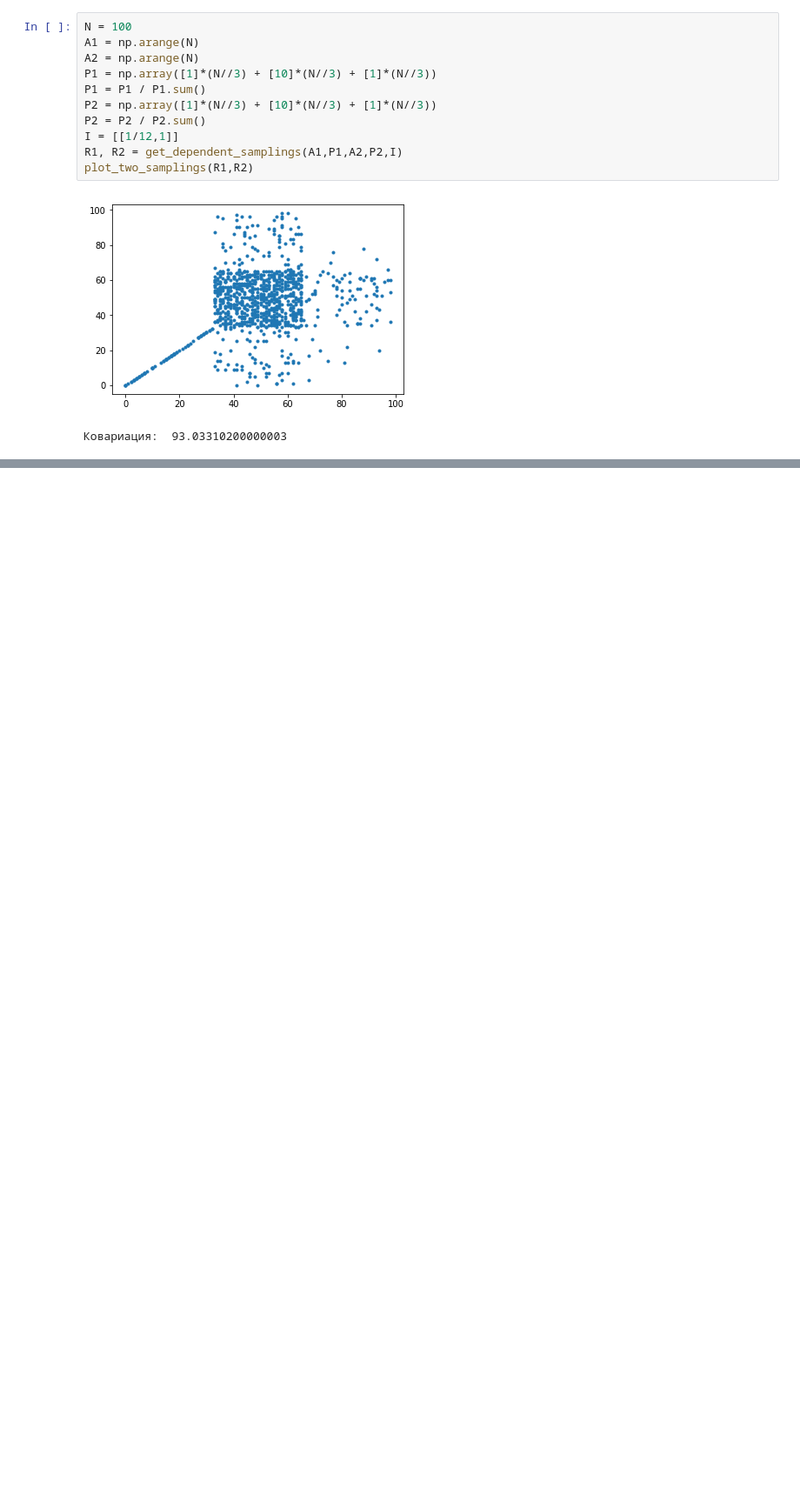
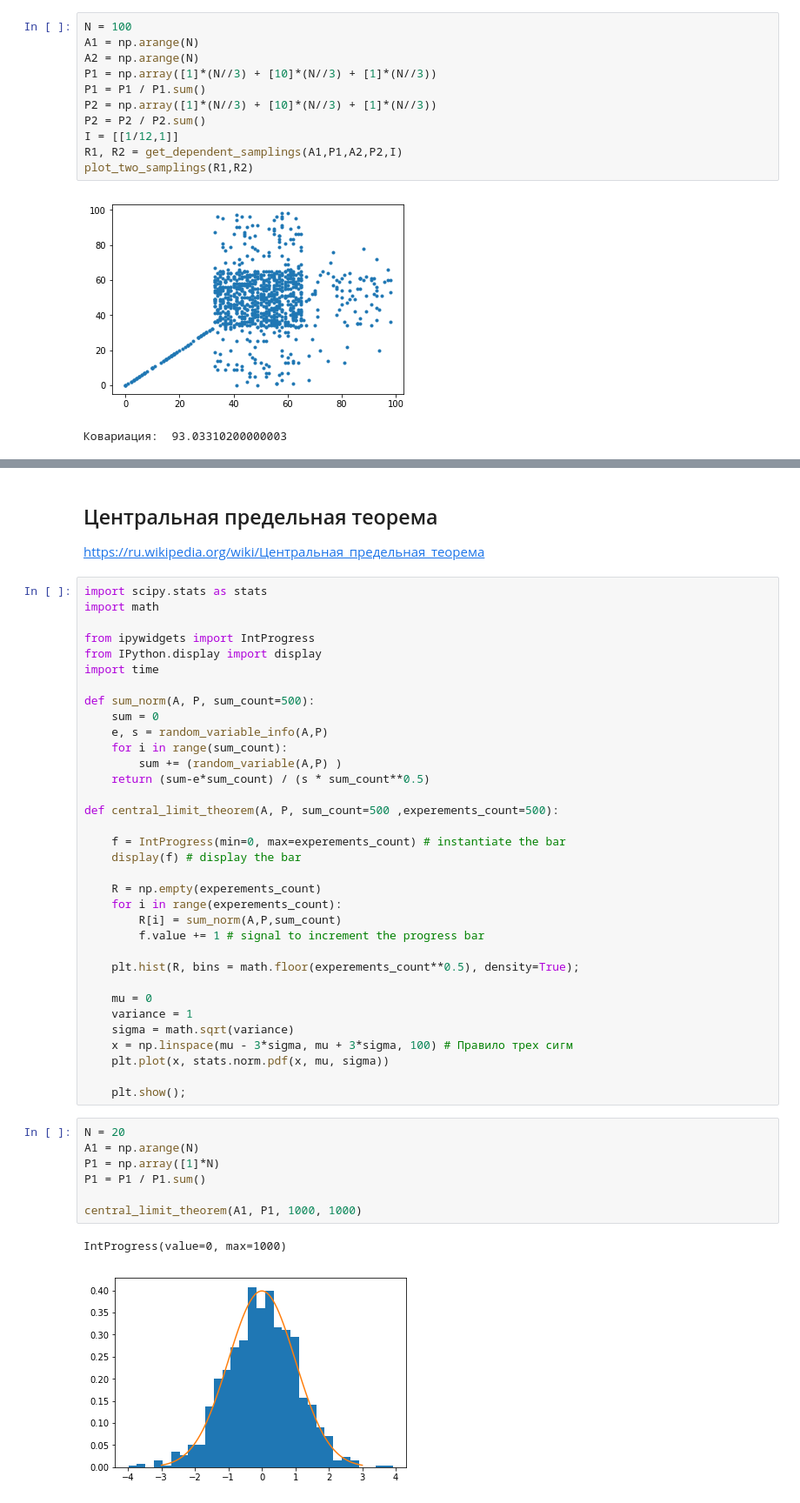
Before and after one commit to samonenko/into_data_maining, a Jupyter notebook: Теория вероятности и статистика.ipynb, the cells around one changed output, grey strips where cells are left out. Shown: that part at 87% size. Saved outputs shown, nothing was run; the diff lists cells and outputs as text; blank space fills up the shorter version.

```diff
--- a/Теория вероятности и статистика.ipynb
+++ b/Теория вероятности и статистика.ipynb
@@ -455,0 +420,47 @@ print(X.var(ddof=1))
+# %% [markdown]
+## Центральная предельная теорема
+https://ru.wikipedia.org/wiki/Центральная_предельная_теорема
+# %%
+import scipy.stats as stats
+import math
+
+from ipywidgets import IntProgress
+from IPython.display import display
+import time
+
+def sum_norm(A, P, sum_count=500):
+    sum = 0
+    e, s = random_variable_info(A,P)
+    for i in range(sum_count):
+        sum += (random_variable(A,P) )
+    return (sum-e*sum_count) / (s * sum_count**0.5)
+
+def central_limit_theorem(A, P, sum_count=500 ,experements_count=500):
+
+    f = IntProgress(min=0, max=experements_count) # instantiate the bar
+    display(f) # display the bar
+
+    R = np.empty(experements_count)
+    for i in range(experements_count):
+        R[i] = sum_norm(A,P,sum_count)
+        f.value += 1 # signal to increment the progress bar
+
+    plt.hist(R, bins = math.floor(experements_count**0.5), density=True);
+
+    mu = 0
+    variance = 1
+    sigma = math.sqrt(variance)
+    x = np.linspace(mu - 3*sigma, mu + 3*sigma, 100) # Правило трех сигм
+    plt.plot(x, stats.norm.pdf(x, mu, sigma))
+
+    plt.show();
+# %%
+N = 20
+A1 = np.arange(N)
+P1 = np.array([1]*N)
+P1 = P1 / P1.sum()
+
+central_limit_theorem(A1, P1, 1000, 1000)
+# %% [output]
+IntProgress(value=0, max=1000)
+[figure, added]
```
Also changed, not shown: parts of 26 cells of this notebook.
